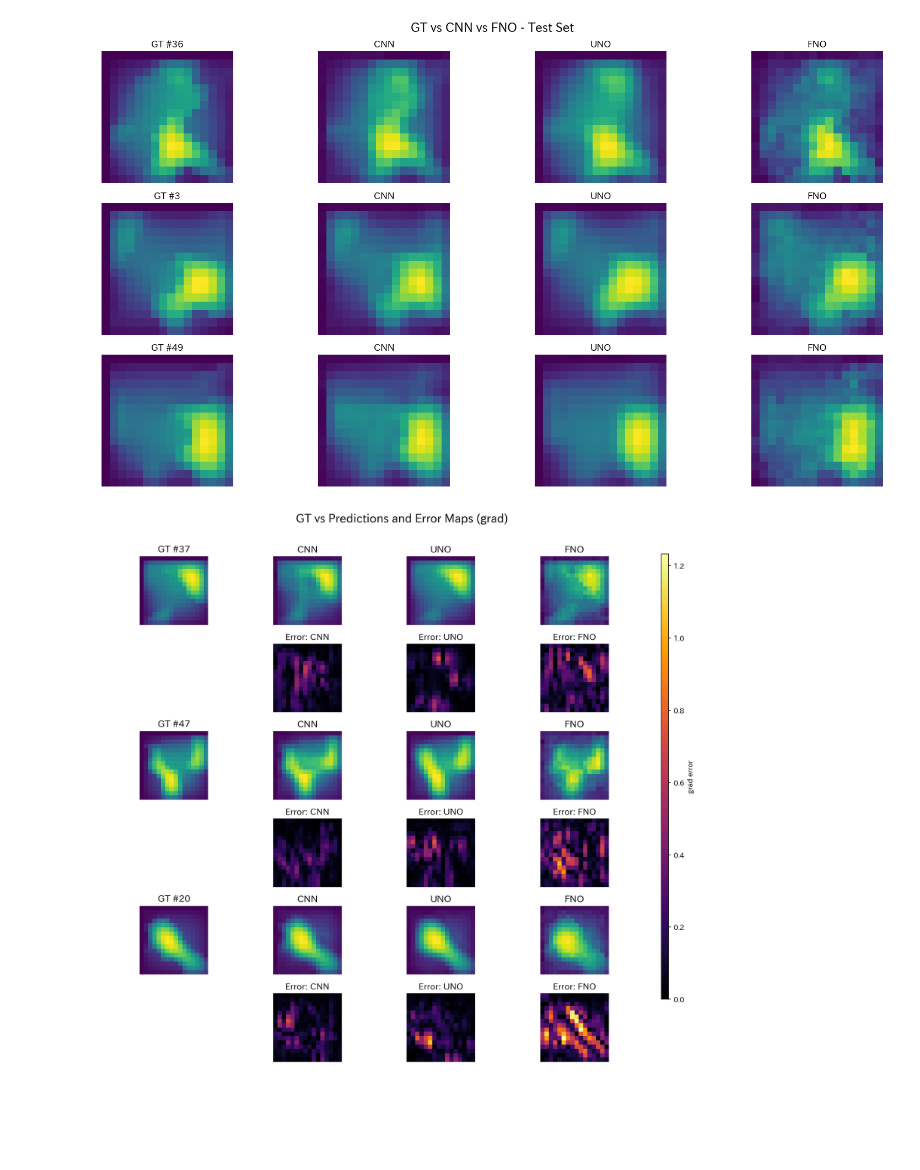
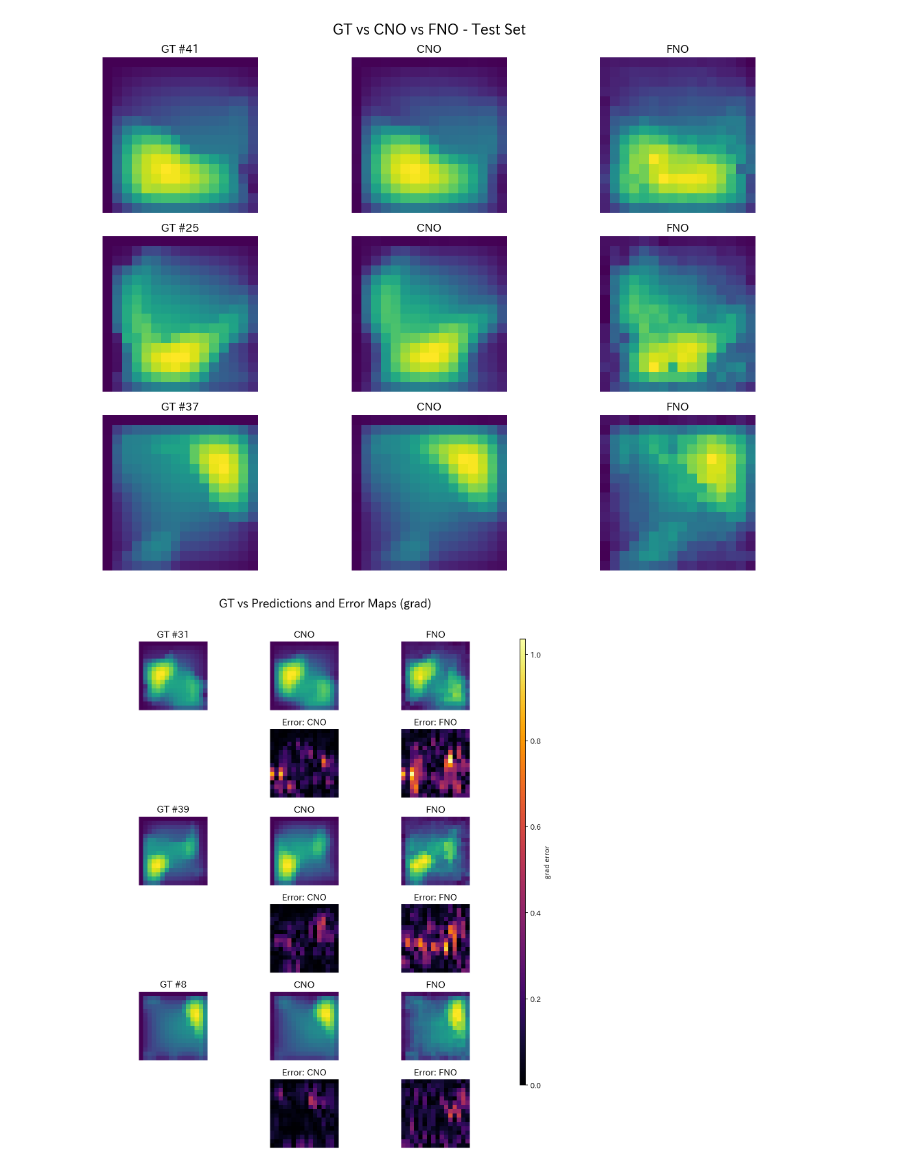
Before and after one commit to natsuki0720/neural_operator_comparison, a Jupyter notebook: notebooks/darcy_compare.ipynb, the cells around one changed output. Cells and saved outputs as stored; diff of their text form; code cells hidden in the pictures; blank space fills up the shorter version.

```diff
--- a/notebooks/darcy_compare.ipynb
+++ b/notebooks/darcy_compare.ipynb
@@ -33,14 +32,9 @@ y_test_32 = test_data_32["y"].unsqueeze(1).float()
 
 device = torch.device("cuda" if torch.cuda.is_available() else "cpu")
 
-cnn = CNN().to(device)
-cnn.load_state_dict(torch.load("../results/forward/checkpoints/best_darcy_cnn_model.pth", map_location=device))
-cnn.eval()
-
-
-uno = UNO(1, 1, 32).to(device)
-uno.load_state_dict(torch.load("../results/forward/checkpoints/best_darcy_uno_model.pth", map_location=device))
-uno.eval()
+cno = CNO(1, 1, 32).to(device)
+cno.load_state_dict(torch.load("../results/forward/checkpoints/best_darcy_cno_model.pth", map_location=device))
+cno.eval()
 
 fno = FNO(modes1=8, modes2=8, width=32).to(device)
 fno.load_state_dict(torch.load("../results/forward/checkpoints/best_darcy_fno_model.pth", map_location=device))
@@ -65,20 +59,12 @@ warmup = 10
 repeat = 1000
 
 with torch.no_grad():
-    # CNN
 
-    pred_cnn = cnn(x_test).cpu().numpy()
-    inference_times["CNN"] = measure_inference_time(cnn, x_test,warmup=warmup,repeat=repeat)
-    metrics["CNN"] = evaluate(pred_cnn, y_test.cpu().numpy())
-    print(f"Number of parameters in CNN: {count_params(cnn)}")
-
-
-
-    # UNO
-    pred_uno = uno(x_test).cpu().numpy()
-    inference_times["UNO"] = measure_inference_time(uno, x_test,warmup=warmup,repeat=repeat)
-    metrics["UNO"] = evaluate(pred_uno, y_test.cpu().numpy())
-    print(f"Number of parameters in UNO: {count_params(uno)}")
+    # CNO
+    pred_cno = cno(x_test).cpu().numpy()
+    inference_times["CNO"] = measure_inference_time(cno, x_test,warmup=warmup,repeat=repeat)
+    metrics["CNO"] = evaluate(pred_cno, y_test.cpu().numpy())
+    print(f"Number of parameters in CNO: {count_params(cno)}")
 
 
 
@@ -140,20 +120,19 @@ boxplot_metric_comparison({"CNN": psnr_cnn, "UNO": psnr_uno,"FNO": psnr_fno,}, m
 # %%
 # visualize prediction samples
 gt_images = y_true.squeeze(1)                    # [B, 1, H, W] → [B, H, W]
-cnn_images = pred_cnn.squeeze(1)                 # [B, 1, H, W]
-uno_images = pred_uno.squeeze(1)              # [B, 1, H, W]
+cno_images = pred_cno.squeeze(1)              # [B, 1, H, W]
 fno_images = pred_fno.squeeze(-1)                # [B, H, W, 1]
 
-preds = [cnn_images, uno_images,  fno_images]
-labels = ["CNN", "UNO", "FNO"]
-plot_gt_pred_comparison(gt_images,preds,labels, num_samples=3, title="GT vs CNN vs FNO - Test Set")
+preds = [cno_images,  fno_images]
+labels = ["CNO", "FNO"]
+plot_gt_pred_comparison(gt_images,preds,labels, num_samples=3, title="GT vs CNO vs FNO - Test Set")
 # %% [output]
-[figure, old version]
+[figure, new version]
 # %%
 # visualize prediction error
 error_type = "grad" # error_type = "abs", "square", "grad","ssim"から選択
 plot_comparison_with_error_maps(gt_images,preds,labels, num_samples=3,error_type=error_type)
 # %% [output]
-[figure, old version]
+[figure, new version]
 # %%
 # visualize spectrum
```
Also changed, not shown: parts of 9 cells of this notebook, 17 other files.
